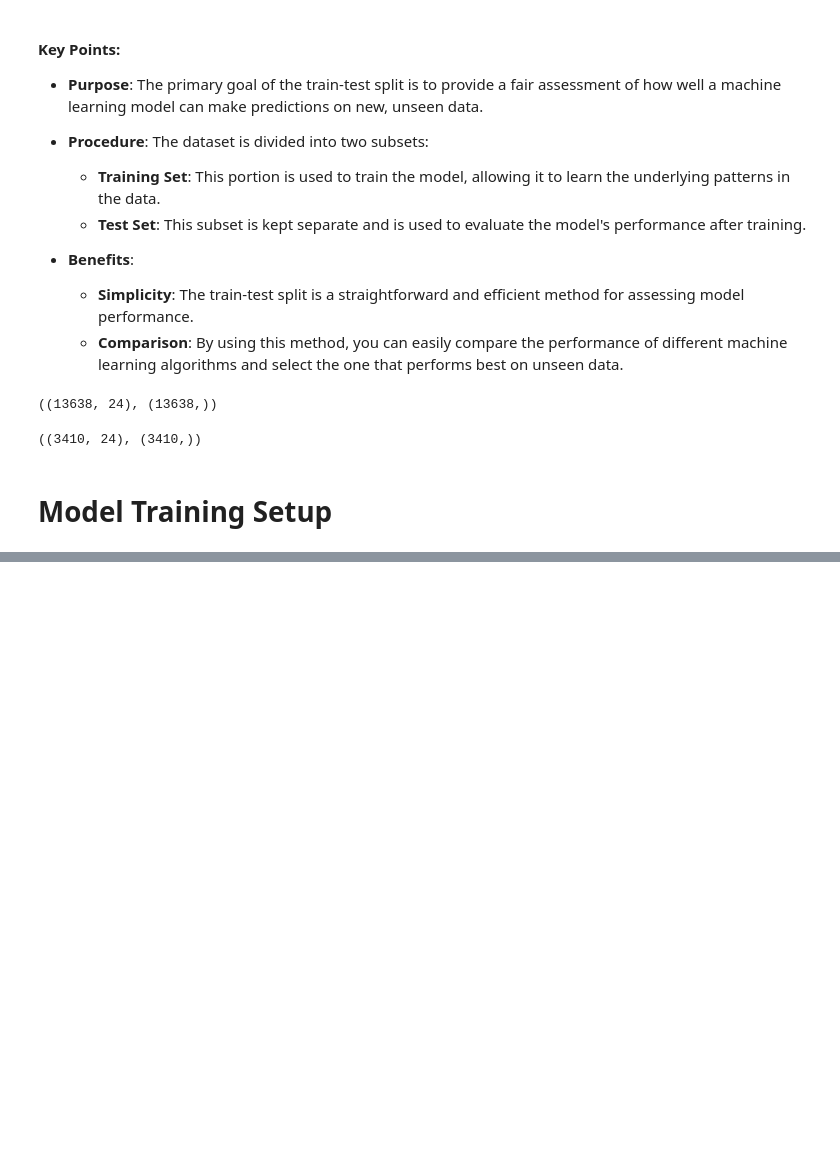
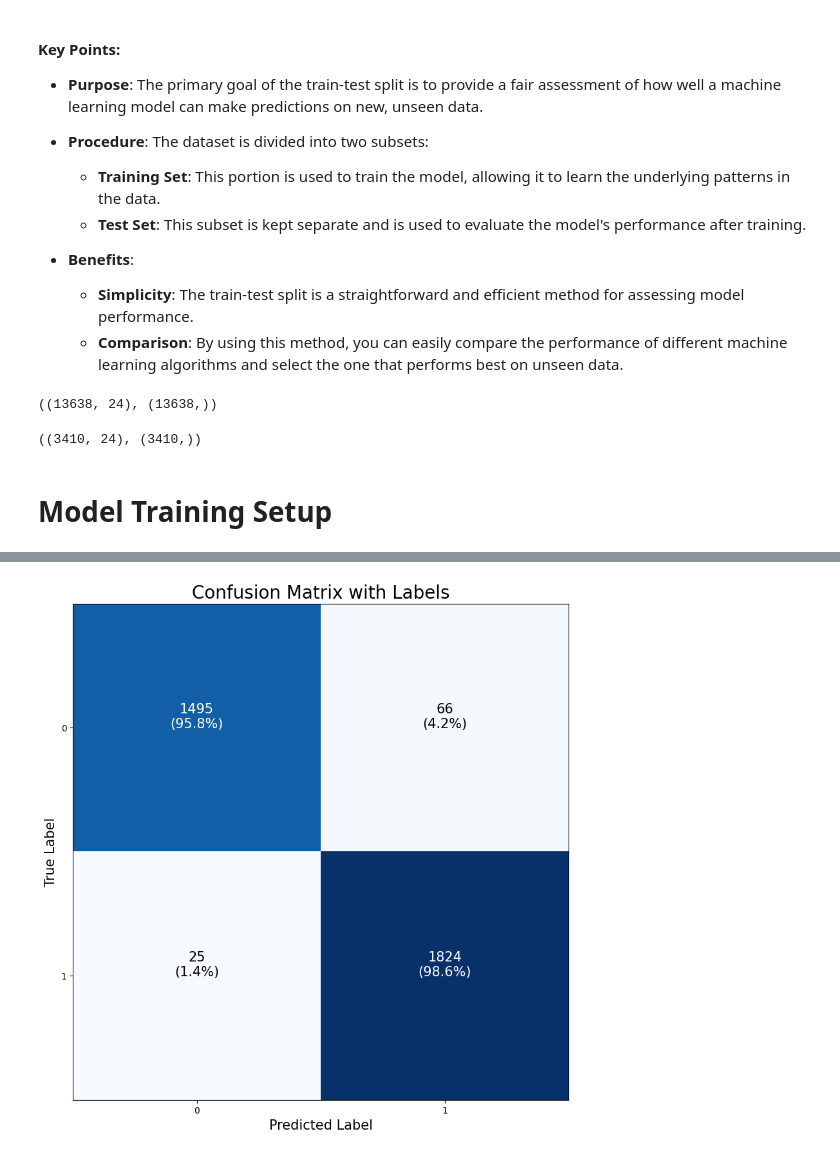
Before and after one commit to MRameezU/MLOPs_Classification_Problem, a Jupyter notebook: notebook/02_Feature_Engineering_&_Model_Training.ipynb, the cells around one changed output, grey strips where cells are left out. Saved outputs shown, nothing was run; the diff lists cells and outputs as text; code cells hidden in the pictures; blank space fills up the shorter version.

```diff
--- a/notebook/02_Feature_Engineering_&_Model_Training.ipynb
+++ b/notebook/02_Feature_Engineering_&_Model_Training.ipynb
@@ -710,0 +738,13 @@ Model performance for AdaBoost Classifier on Test set:
+# %%
+# Define parameter grids for Random Forest and K-Neighbors Classifier
+rf_params = {
+    "max_depth": [10, 12, None, 15, 20],
+    "max_features": ['sqrt', 'log2', None],
+    "n_estimators": [10, 50, 100, 200]
+}
+
+knn_params = {
+    "algorithm": ['auto', 'ball_tree', 'kd_tree', 'brute'],
+    "weights": ['uniform', 'distance'],
+    "n_neighbors": [3, 4, 5, 7, 9],
+}
@@ -710,0 +766,6 @@ Model performance for AdaBoost Classifier on Test set:
+# %%
+# Models list for Hyperparameter tuning
+randomcv_models = [
+    ('Random Forest', RandomForestClassifier(), rf_params),
+    ('K-Neighbors Classifier', KNeighborsClassifier(), knn_params)
+]
@@ -710,0 +873,10 @@ Model performance for AdaBoost Classifier on Test set:
+# %%
+best_model = KNeighborsClassifier(**best_model_params['K-Neighbors Classifier'])
+best_model = best_model.fit(X_train,Y_train)
+Y_pred = best_model.predict(X_test)
+score = accuracy_score(Y_test,Y_pred)
+class_report = classification_report(Y_test,Y_pred)
+
+print("FINAL MODEL 'K-Neighbors Classifier'")
+print ("Accuracy Score value: {:.4f}".format(score))
+print (class_report)
@@ -710,0 +943,6 @@ Model performance for AdaBoost Classifier on Test set:
+# %%
+best_model = KNeighborsClassifier(**best_model_params['K-Neighbors Classifier'])
+best_model.fit(X_train, Y_train)
+plot_confusion_matrix_with_labels(best_model, X_test, Y_test)
+# %% [output]
+[figure, added]
```
Also changed, not shown: parts of 14 cells of this notebook.
